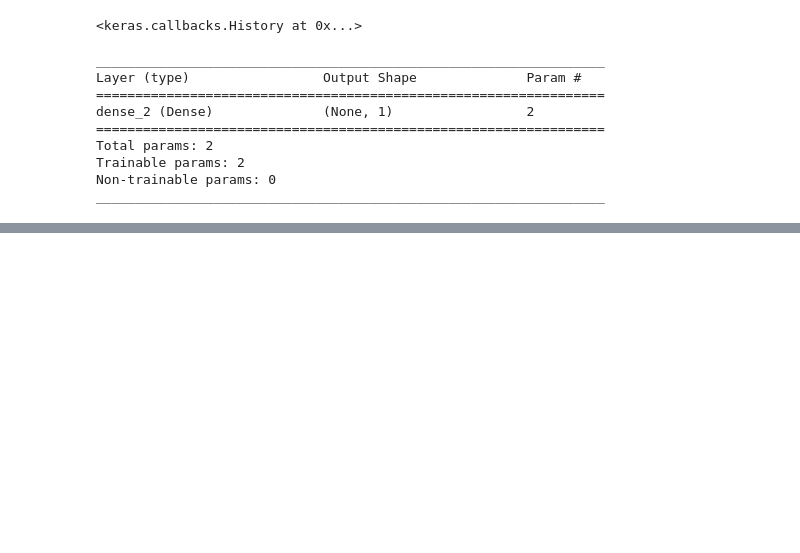
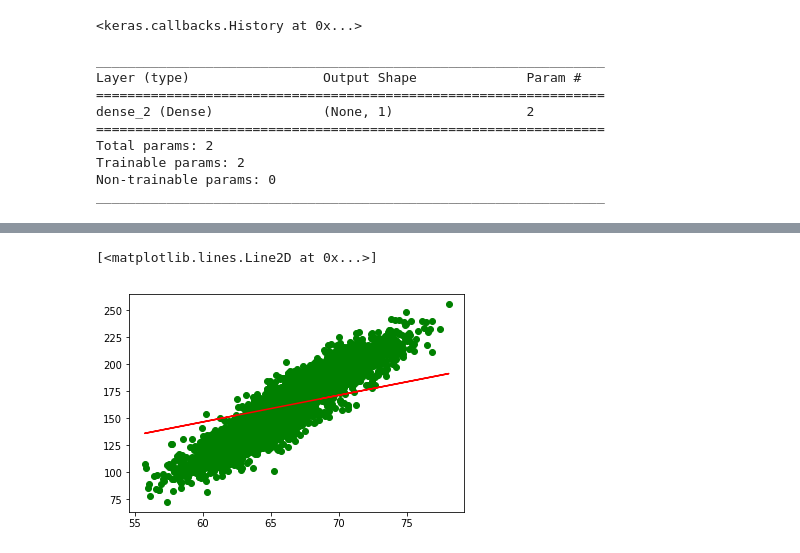
Before and after one commit to DiptoChakrabarty/LW-Daily-Codes, a Jupyter notebook: Day 10/Deep Learning.ipynb, the cells around one changed output, grey strips where cells are left out. Drawn from its saved outputs; the diff is of its cells as text; code cells hidden in the pictures; blank space fills up the shorter version.

```diff
--- a/Day 10/Deep Learning.ipynb
+++ b/Day 10/Deep Learning.ipynb
@@ -84,6 +91,6 @@ _________________________________________________________________
 # %%
 model2.compile(optimizer=Adam(),loss="mean_squared_error")
 # %%
-model2.fit(X,y,epochs=50)
+model2.fit(X_train,y_train,epochs=50)
 # %% [output]
 Epoch 1/50
@@ -106,0 +116,2 @@ Epoch 50/50
+# %%
+y2_pred=model2.predict(X_test)
@@ -106,0 +125,6 @@ Epoch 50/50
+# %%
+plt.scatter(X_test,y_test,color="green")  #ADAM model
+plt.plot(X_test,y2_pred,color="red")
+# %% [output]
+[<matplotlib.lines.Line2D at 0x...>]
+[figure, added]
```
Also changed, not shown: parts of 10 cells of this notebook.
